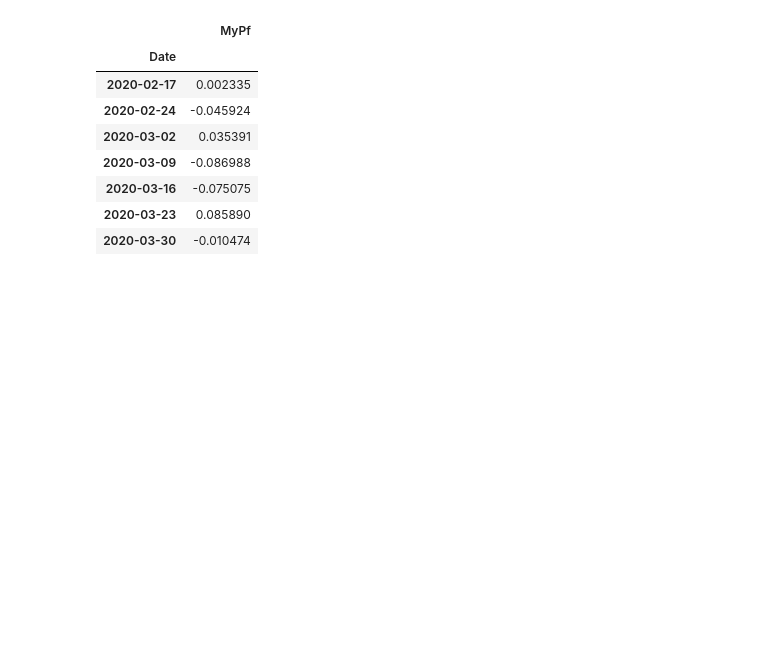
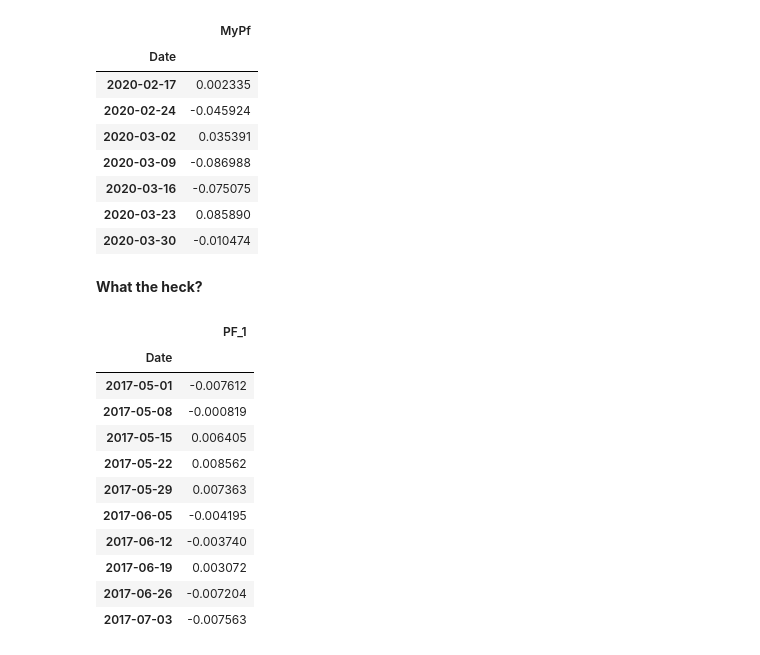
Before and after one commit to rickatx/rfpfolio, a Jupyter notebook: 00_core.ipynb, the cells around one changed output. Cells and saved outputs as stored; diff of their text form; code cells hidden in the pictures; blank space fills up the shorter version.

```diff
--- a/00_core.ipynb
+++ b/00_core.ipynb
@@ -176,5 +211,6 @@ test_eq(res1.iloc[1, 1], 1.1 / 1.02)
 # %%
 %nbdev_export_internal
+# Internal use: used in computation of portfolio returns.
 
 def cum_wr_to_period_returns(cum_wr_ar, use_log = False):
     """
@@ -183,7 +219,7 @@ def cum_wr_to_period_returns(cum_wr_ar, use_log = False):
     element will be 1.01 if the corresponding period return is 1%.)
 
     Cumulative wealth ratios are used in the computation of rebalanced portfolio returns; use this
-    to convert from portfolio cum wr to portfolio period returns.
+    to convert from portfolio cumulative wr to portfolio period returns.
 
     Arguments:
         cum_wr_ar: numpy array - dim 0 is time
@@ -313,9 +351,9 @@ def pf_period_returns(price_df, weights, rebal_period, pf_name, pf_start_val = 1
 # %%
 %nbdev_export
 def computePortfolioReturns(p_src: PriceSource, asset_weights, pf_name, rebal_period,
-                            period='weekly',start_date='2017-05-01', normalize_wts=False):
+                            period='weekly',start_date='2017-05-01', normalize_wts=True):
     """
-    Given tickers and their weights, compute the sequence of portfolio returns with rebalancing at a fixed interval.
+    Given tickers and their weights, compute the sequence of portfolio returns with rebalancing at the specified interval.
 
     Arguments:
         p_src
@@ -332,7 +370,11 @@ def computePortfolioReturns(p_src: PriceSource, asset_weights, pf_name, rebal_pe
     adjPrices = p_src.loadAllAdjustedPrices(list(asset_weights.keys()), subdir=period)
     asset_returns = period_returns_from_prices(adjPrices, wr=True).loc[start_date:]
 
-    return pf_period_returns(asset_returns, list(asset_weights.values()), rebal_period, pf_name, normalize_wts=normalize_wts).loc[start_date:]
+    return pf_period_returns(asset_returns,
+                             list(asset_weights.values()),
+                             rebal_period,
+                             pf_name,
+                             normalize_wts=normalize_wts).loc[start_date:]
 # %% [markdown]
 ### Tests
 # %% [markdown]
@@ -427,3 +477,24 @@ cpv_df.head(7)
 | 2020-03-16 | -0.075075 |
 | 2020-03-23 | 0.085890 |
 | 2020-03-30 | -0.010474 |
+# %% [markdown]
+**What the heck?**
+# %%
+portfolio_1_weights = {'SPY': 0.4, 'IEI': 0.3, 'GLD': 0.3}
+pf_1_returns = computePortfolioReturns(tst_src, portfolio_1_weights, "PF_1", rebal_period=4,
+                                           period='weekly', start_date='2017-05-01')
+# %%
+pf_1_returns.head(10)
+# %% [output]
+|  | PF_1 |
+| Date |  |
+| 2017-05-01 | -0.007612 |
+| 2017-05-08 | -0.000819 |
+| 2017-05-15 | 0.006405 |
+| 2017-05-22 | 0.008562 |
+| 2017-05-29 | 0.007363 |
+| 2017-06-05 | -0.004195 |
+| 2017-06-12 | -0.003740 |
+| 2017-06-19 | 0.003072 |
+| 2017-06-26 | -0.007204 |
+| 2017-07-03 | -0.007563 |
```
Also changed, not shown: parts of 22 cells of this notebook, 6 other files.
